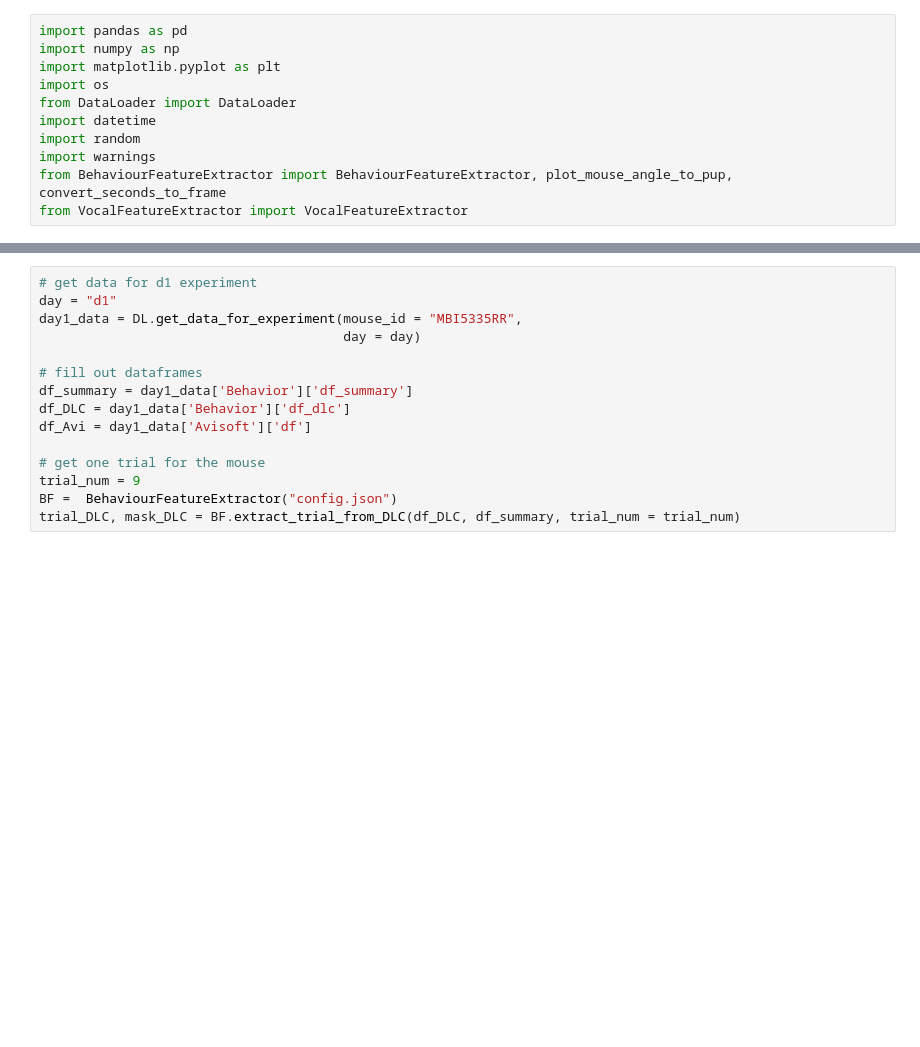
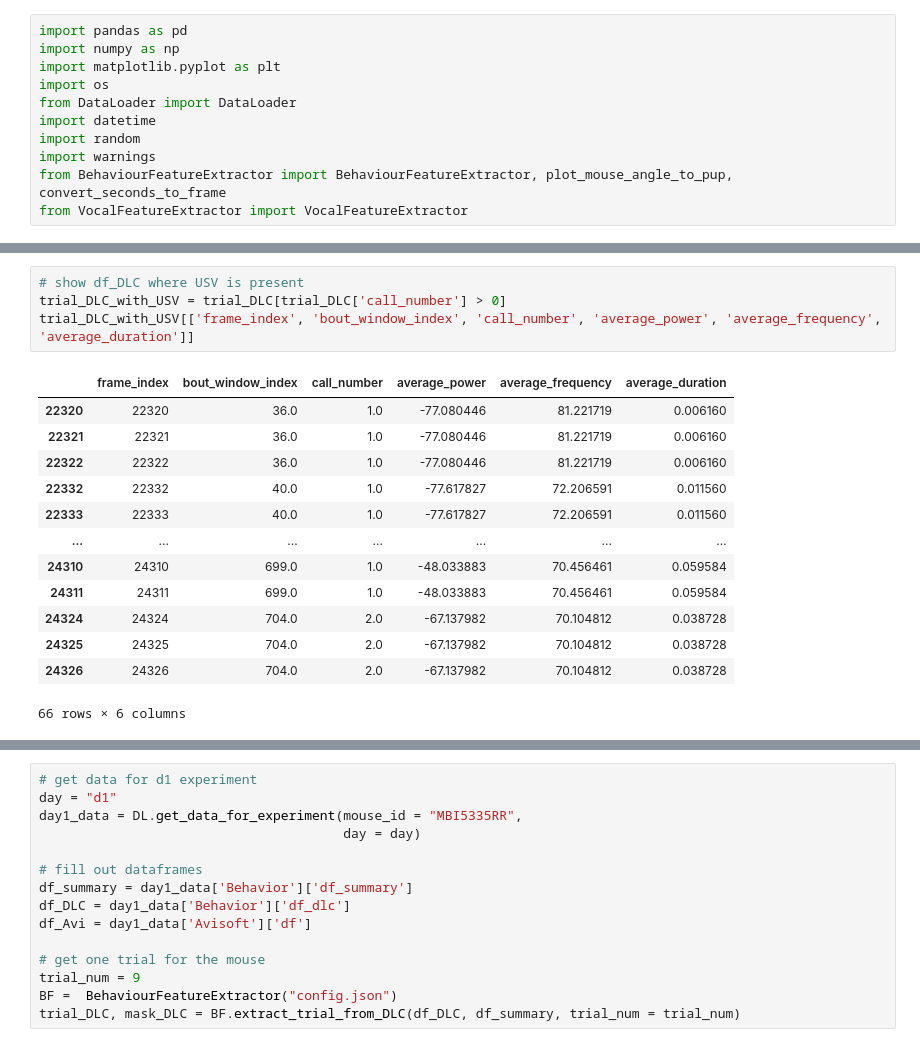
Before and after one commit to danaebroustail/Project, a Jupyter notebook: toolbox_notebook_avisoft.ipynb, the cells around one changed output, grey strips where cells are left out. Cells and saved outputs as stored; diff of their text form; blank space fills up the shorter version.

```diff
--- a/toolbox_notebook_avisoft.ipynb
+++ b/toolbox_notebook_avisoft.ipynb
@@ -11,0 +76,18 @@ from VocalFeatureExtractor import VocalFeatureExtractor
+# %%
+# show df_DLC where USV is present
+trial_DLC_with_USV = trial_DLC[trial_DLC['call_number'] > 0]
+trial_DLC_with_USV[['frame_index', 'bout_window_index', 'call_number', 'average_power', 'average_frequency', 'average_duration']]
+# %% [output]
+|  | frame_index | bout_window_index | call_number | average_power | average_frequency | average_duration |
+| 22320 | 22320 | 36.0 | 1.0 | -77.080446 | 81.221719 | 0.006160 |
+| 22321 | 22321 | 36.0 | 1.0 | -77.080446 | 81.221719 | 0.006160 |
+| 22322 | 22322 | 36.0 | 1.0 | -77.080446 | 81.221719 | 0.006160 |
+| 22332 | 22332 | 40.0 | 1.0 | -77.617827 | 72.206591 | 0.011560 |
+| 22333 | 22333 | 40.0 | 1.0 | -77.617827 | 72.206591 | 0.011560 |
+| ... | ... | ... | ... | ... | ... | ... |
+| 24310 | 24310 | 699.0 | 1.0 | -48.033883 | 70.456461 | 0.059584 |
+| 24311 | 24311 | 699.0 | 1.0 | -48.033883 | 70.456461 | 0.059584 |
+| 24324 | 24324 | 704.0 | 2.0 | -67.137982 | 70.104812 | 0.038728 |
+| 24325 | 24325 | 704.0 | 2.0 | -67.137982 | 70.104812 | 0.038728 |
+| 24326 | 24326 | 704.0 | 2.0 | -67.137982 | 70.104812 | 0.038728 |
+66 rows × 6 columns
```
Also changed, not shown: parts of 30 cells of this notebook.
